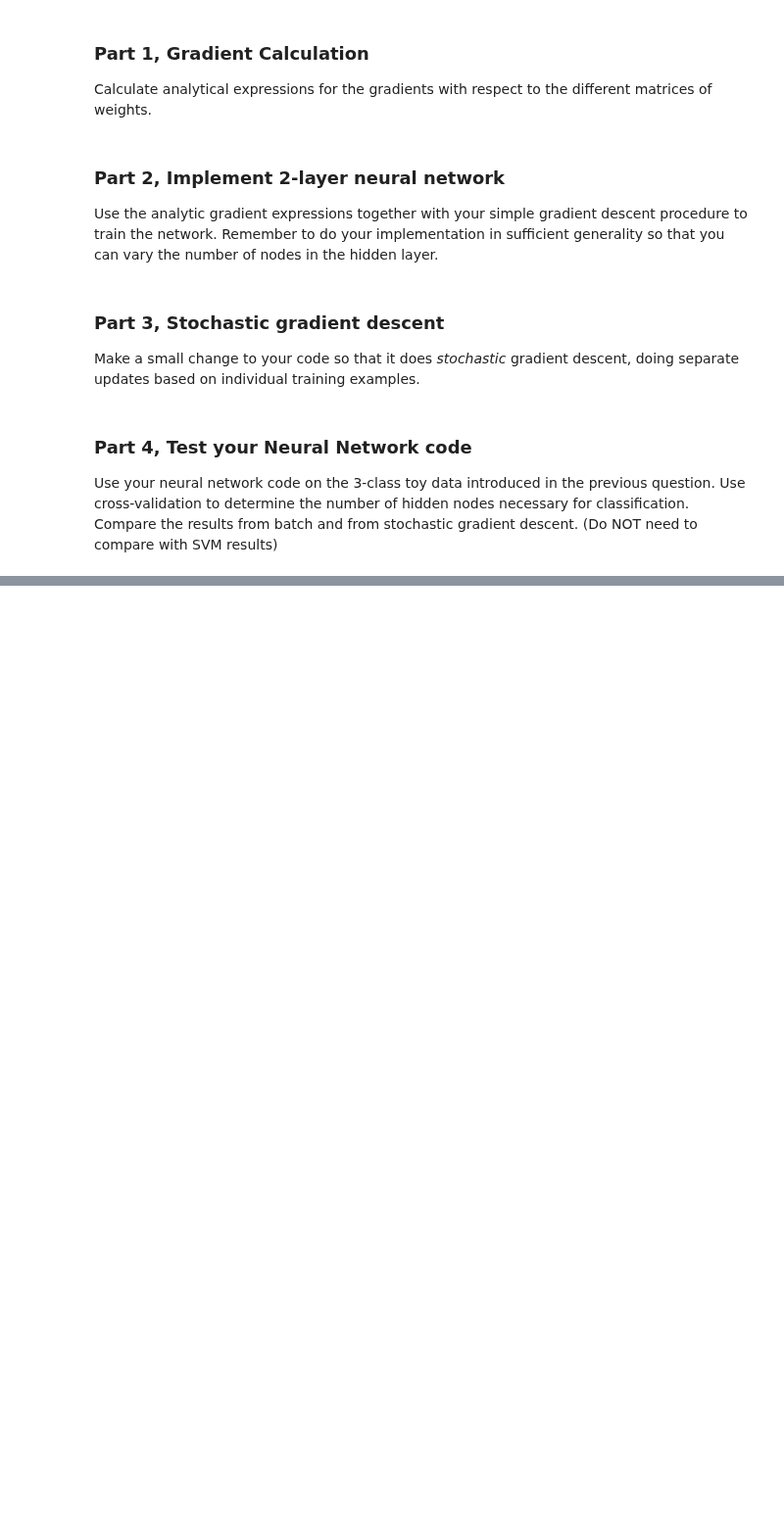
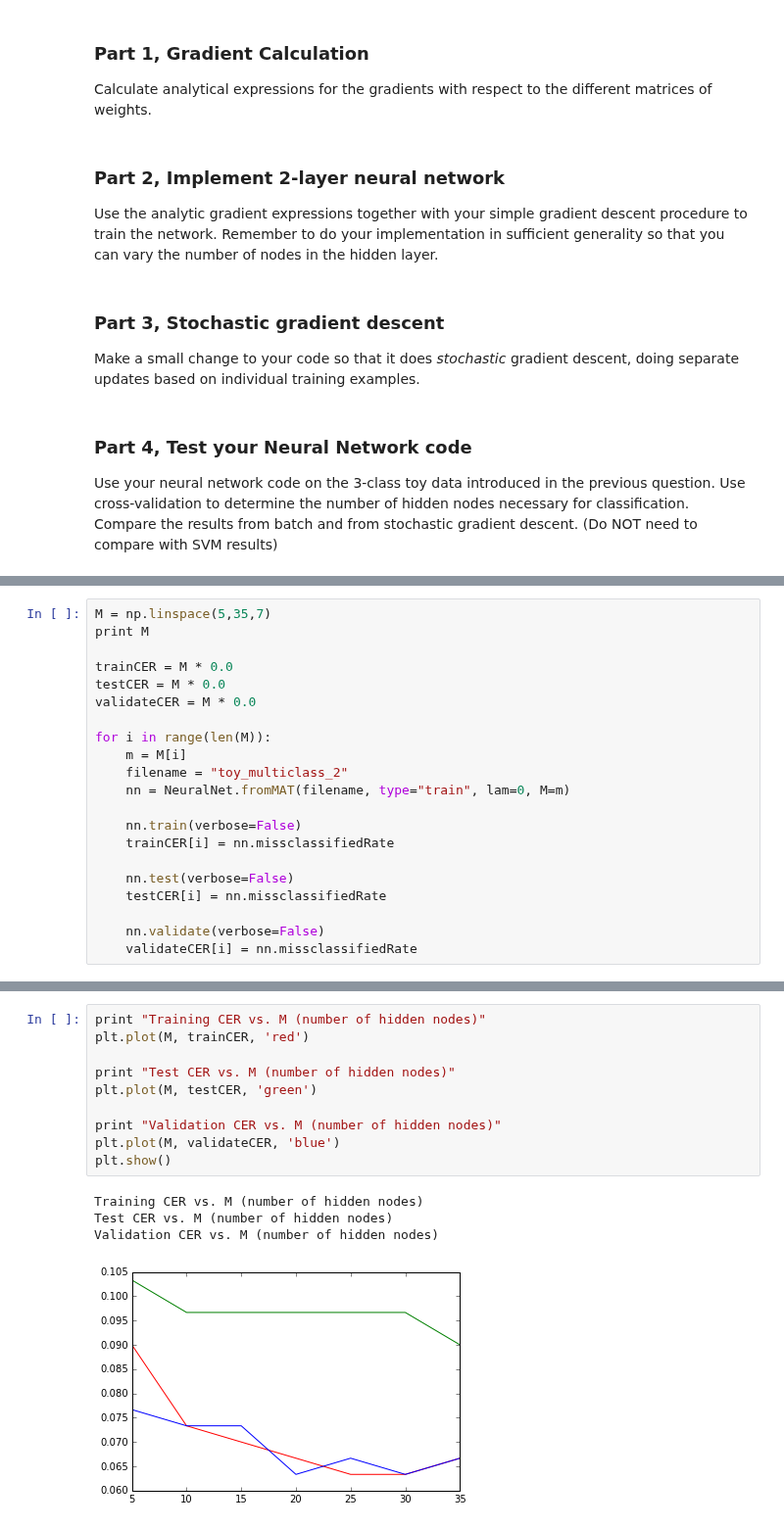
Before and after one commit to peteflorence/Machine-Learning-6.867-homework, a Jupyter notebook: hw3/prob_2_firstpart.ipynb, the cells around one changed output, grey strips where cells are left out. Shown at 98% size. Drawn from its saved outputs; the diff is of its cells as text; blank space fills up the shorter version.

```diff
--- a/hw3/prob_2_firstpart.ipynb
+++ b/hw3/prob_2_firstpart.ipynb
@@ -283,0 +293,21 @@ nn.test()
+# %%
+M = np.linspace(5,35,7)
+print M
+
+trainCER = M * 0.0
+testCER = M * 0.0
+validateCER = M * 0.0
+
+for i in range(len(M)):
+    m = M[i]
+    filename = "toy_multiclass_2"
+    nn = NeuralNet.fromMAT(filename, type="train", lam=0, M=m)
+
+    nn.train(verbose=False)
+    trainCER[i] = nn.missclassifiedRate
+
+    nn.test(verbose=False)
+    testCER[i] = nn.missclassifiedRate
+
+    nn.validate(verbose=False)
+    validateCER[i] = nn.missclassifiedRate
@@ -283,0 +333,15 @@ nn.test()
+# %%
+print "Training CER vs. M (number of hidden nodes)"
+plt.plot(M, trainCER, 'red')
+
+print "Test CER vs. M (number of hidden nodes)"
+plt.plot(M, testCER, 'green')
+
+print "Validation CER vs. M (number of hidden nodes)"
+plt.plot(M, validateCER, 'blue')
+plt.show()
+# %% [output]
+Training CER vs. M (number of hidden nodes)
+Test CER vs. M (number of hidden nodes)
+Validation CER vs. M (number of hidden nodes)
+[figure, added]
```
Also changed, not shown: parts of 9 cells of this notebook, 2 other files.
